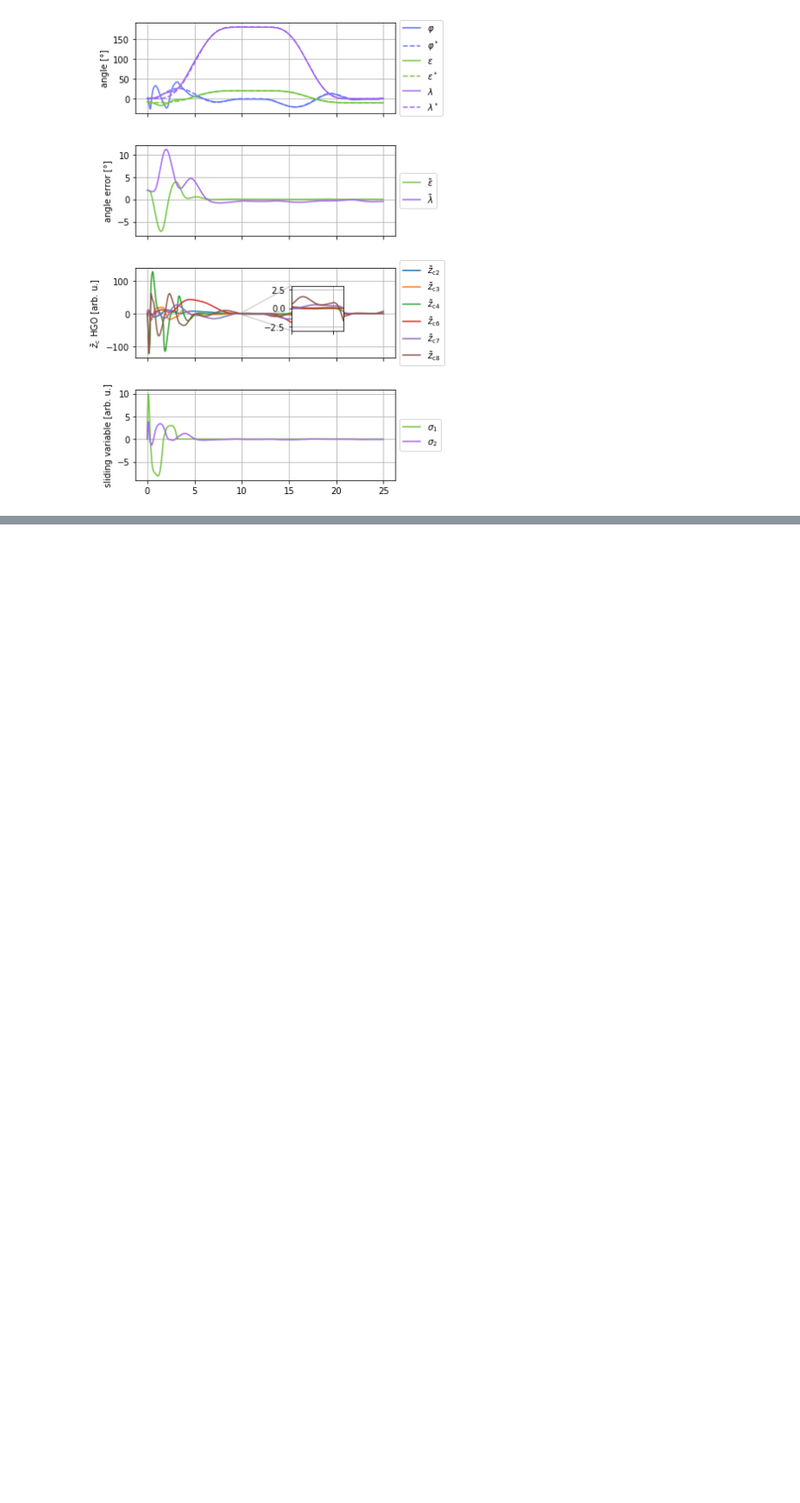
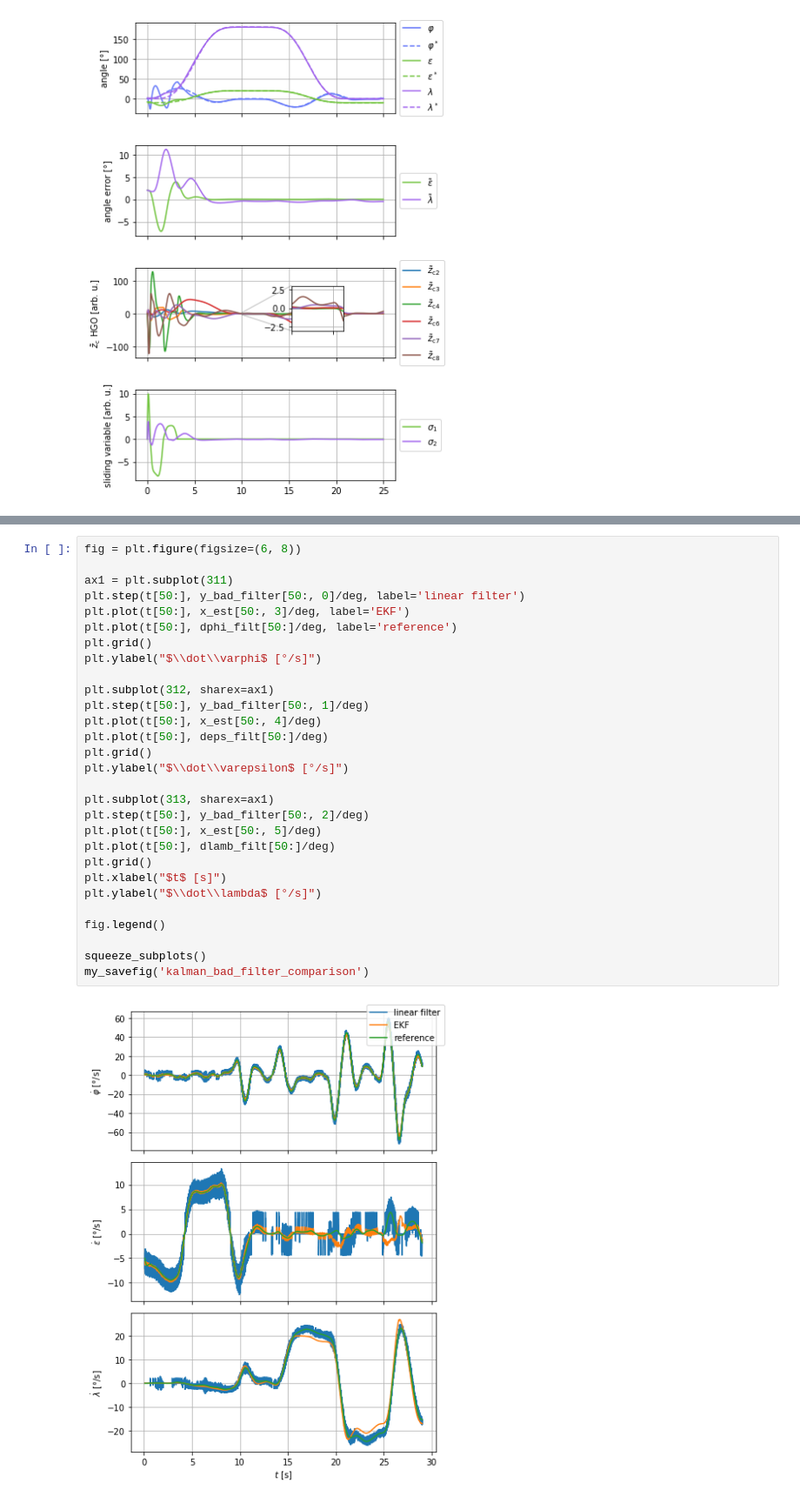
Before and after one commit to Rojetto/helicopter_thesis_code, a Jupyter notebook: scripts/diagrams.ipynb, the cells around one changed output, grey strips where cells are left out. Shown at 87% size. Cells and saved outputs as stored; diff of their text form; blank space fills up the shorter version.

```diff
--- a/scripts/diagrams.ipynb
+++ b/scripts/diagrams.ipynb
@@ -1434,0 +1511,31 @@ my_savefig('smc_wrong_sim_with_obs')
+# %%
+fig = plt.figure(figsize=(6, 8))
+
+ax1 = plt.subplot(311)
+plt.step(t[50:], y_bad_filter[50:, 0]/deg, label='linear filter')
+plt.plot(t[50:], x_est[50:, 3]/deg, label='EKF')
+plt.plot(t[50:], dphi_filt[50:]/deg, label='reference')
+plt.grid()
+plt.ylabel("$\\dot\\varphi$ [°/s]")
+
+plt.subplot(312, sharex=ax1)
+plt.step(t[50:], y_bad_filter[50:, 1]/deg)
+plt.plot(t[50:], x_est[50:, 4]/deg)
+plt.plot(t[50:], deps_filt[50:]/deg)
+plt.grid()
+plt.ylabel("$\\dot\\varepsilon$ [°/s]")
+
+plt.subplot(313, sharex=ax1)
+plt.step(t[50:], y_bad_filter[50:, 2]/deg)
+plt.plot(t[50:], x_est[50:, 5]/deg)
+plt.plot(t[50:], dlamb_filt[50:]/deg)
+plt.grid()
+plt.xlabel("$t$ [s]")
+plt.ylabel("$\\dot\\lambda$ [°/s]")
+
+fig.legend()
+
+squeeze_subplots()
+my_savefig('kalman_bad_filter_comparison')
+# %% [output]
+[figure, added]
```
Also changed, not shown: parts of 5 cells of this notebook, 3 other files.
